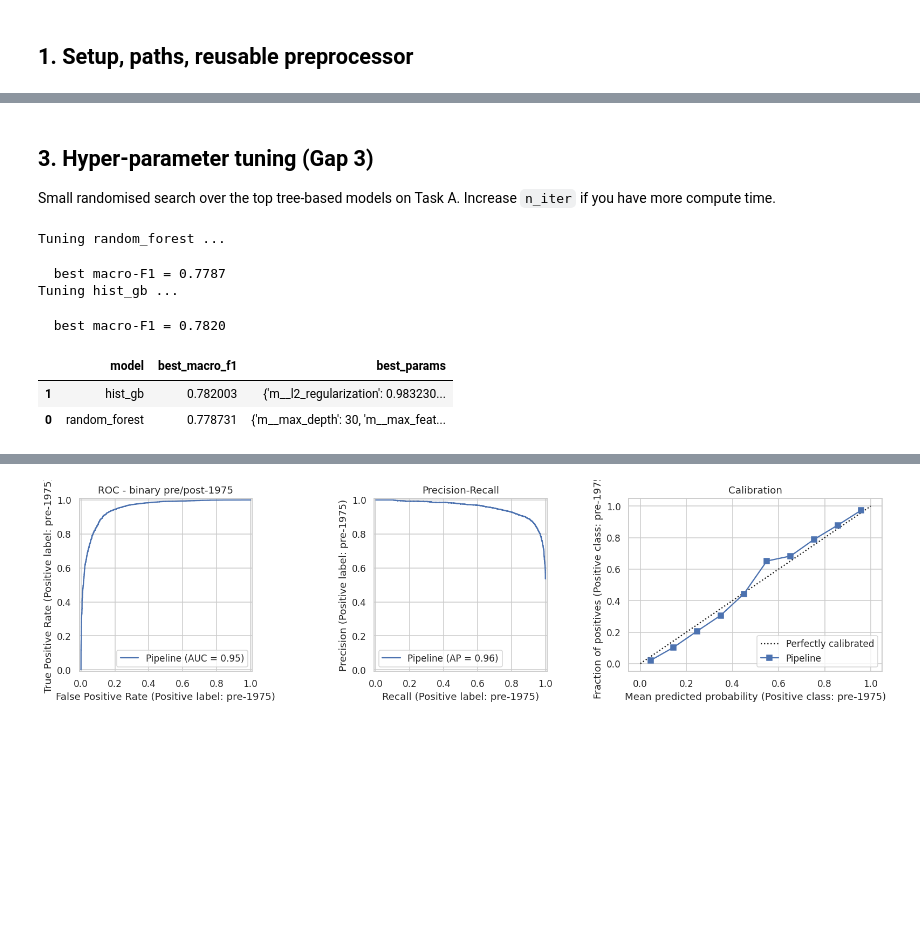
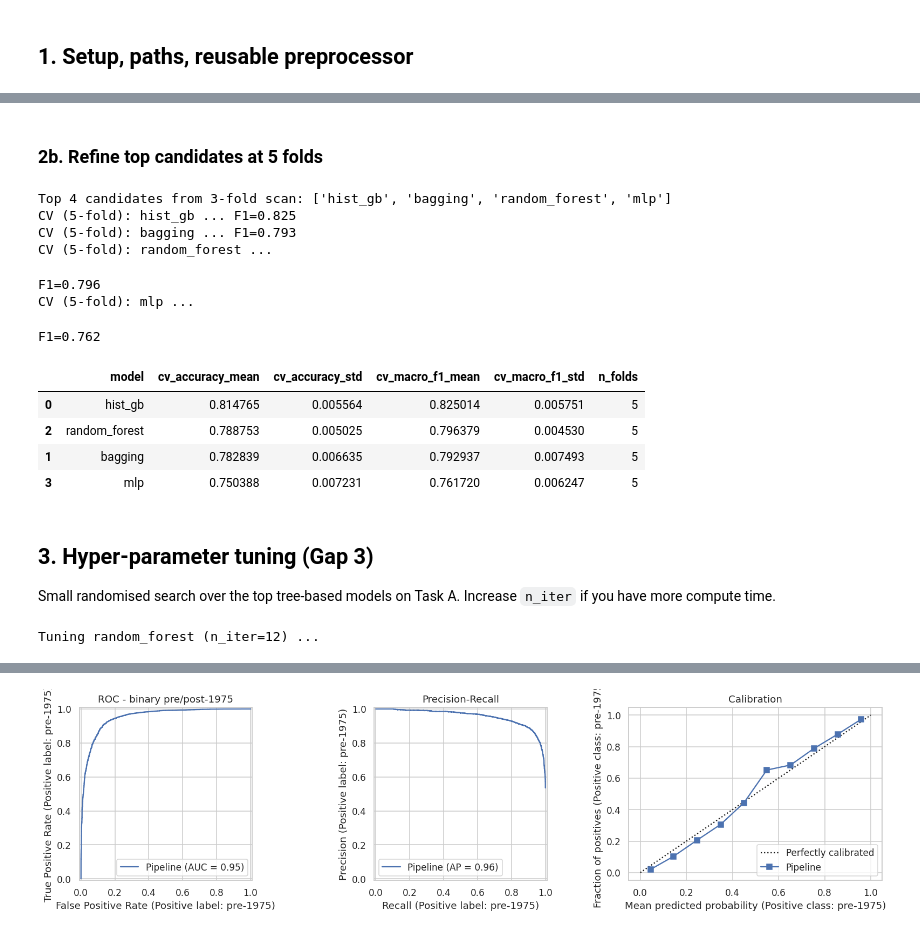
Before and after one commit to shounak9906/ML-project, a Jupyter notebook: notebooks/04_next_steps_code.ipynb, the cells around one changed output, grey strips where cells are left out. Drawn from its saved outputs; the diff is of its cells as text; code cells hidden in the pictures; blank space fills up the shorter version.

```diff
--- a/notebooks/04_next_steps_code.ipynb
+++ b/notebooks/04_next_steps_code.ipynb
@@ -274,40 +363,99 @@ done
+# %% [markdown]
+### 2b. Refine top candidates at 5 folds
+# %%
+# Refine: re-evaluate the top candidates from the 3-fold scan at 5 folds.
+# Use full-complexity hyperparameters this time (no trimming).
+TOP_N = 4
+top_models = [m for m in zoo_cv_era.head(TOP_N)["model"].tolist() if m != "dummy"]
+print(f"Top {len(top_models)} candidates from 3-fold scan: {top_models}")
+
+cv_refine = StratifiedKFold(n_splits=5, shuffle=True, random_state=RANDOM_STATE)
+rows_refined = []
+for name in top_models:
+    print(f"CV (5-fold): {name} ...", end=" ", flush=True)
+    p = clone(zoo[name])
+    s = cross_validate(p, X_train, y_era_train, cv=cv_refine,
+                       scoring=["accuracy", "f1_macro"], n_jobs=-1)
+    rows_refined.append({
+        "model": name,
+        "cv_accuracy_mean": s["test_accuracy"].mean(),
+        "cv_accuracy_std": s["test_accuracy"].std(),
+        "cv_macro_f1_mean": s["test_f1_macro"].mean(),
+        "cv_macro_f1_std": s["test_f1_macro"].std(),
+        "n_folds": 5,
+    })
+    print(f"F1={s['test_f1_macro'].mean():.3f}")
+
+zoo_cv_era_refined = pd.DataFrame(rows_refined).sort_values("cv_macro_f1_mean", ascending=False)
+zoo_cv_era_refined.to_csv(REPORTS_DIR / "zoo_cv_era_refined.csv", index=False)
+zoo_cv_era_refined
+# %% [output]
+Top 4 candidates from 3-fold scan: ['hist_gb', 'bagging', 'random_forest', 'mlp']
+CV (5-fold): hist_gb ... F1=0.825
+CV (5-fold): bagging ... F1=0.793
+CV (5-fold): random_forest ...
+F1=0.796
+CV (5-fold): mlp ...
+F1=0.762
+|  | model | cv_accuracy_mean | cv_accuracy_std | cv_macro_f1_mean | cv_macro_f1_std | n_folds |
+| 0 | hist_gb | 0.814765 | 0.005564 | 0.825014 | 0.005751 | 5 |
+| 2 | random_forest | 0.788753 | 0.005025 | 0.796379 | 0.004530 | 5 |
+| 1 | bagging | 0.782839 | 0.006635 | 0.792937 | 0.007493 | 5 |
+| 3 | mlp | 0.750388 | 0.007231 | 0.761720 | 0.006247 | 5 |
 # %% [markdown]
 ## 3. Hyper-parameter tuning (Gap 3)
 
 Small randomised search over the top tree-based models on Task A. Increase `n_iter` if you have more compute time.
 # %%
-from sklearn.model_selection import RandomizedSearchCV
+from sklearn.model_selection import RandomizedSearchCV, StratifiedKFold
 from scipy.stats import randint, uniform
+
+# Shared 5-fold stratified CV (used here and in sections 6 + 8)
+cv = StratifiedKFold(n_splits=5, shuffle=True, random_state=RANDOM_STATE)
+
+# 60 trials per model (was 12). With 5-fold CV that's 300 fits per model;
+# RandomizedSearchCV parallelises across folds and trials.
+N_ITER_TUNING = 12
 
 tuning_grids = {
     "random_forest": {
-        "m__n_estimators": randint(200, 600),
+        "m__n_estimators": randint(200, 700),
         "m__max_depth": [None, 10, 20, 30],
         "m__min_samples_leaf": randint(1, 10),
         "m__max_features": ["sqrt", 0.5, 0.8],
     },
     "hist_gb": {
-        "m__max_iter": randint(150, 500),
+        "m__max_iter": randint(150, 600),
         "m__learning_rate": uniform(0.02, 0.18),
         "m__max_depth": [None, 6, 8, 12],
         "m__l2_regularization": uniform(0.0, 1.0),
+        "m__max_leaf_nodes": randint(15, 80),
     },
 }
 if HAS_XGB:
     tuning_grids["xgboost"] = {
-        "m__n_estimators": randint(200, 700),
+        "m__n_estimators": randint(200, 800),
         "m__learning_rate": uniform(0.02, 0.18),
         "m__max_depth": randint(4, 10),
         "m__subsample": uniform(0.6, 0.4),
         "m__colsample_bytree": uniform(0.6, 0.4),
+    }
+if HAS_LGBM:
+    tuning_grids["lightgbm"] = {
+        "m__n_estimators": randint(200, 800),
+        "m__learning_rate": uniform(0.02, 0.18),
+        "m__num_leaves": randint(20, 100),
+        "m__max_depth": [-1, 6, 8, 12],
+        "m__min_child_samples": randint(10, 60),
+        "m__reg_lambda": uniform(0.0, 1.0),
     }
 
 zoo = make_model_zoo("classification")
 tuned = {}
 tuning_rows = []
 for name, grid in tuning_grids.items():
-    print(f"Tuning {name} ...")
-    rs = RandomizedSearchCV(zoo[name], grid, n_iter=12, cv=cv,
+    print(f"Tuning {name} (n_iter={N_ITER_TUNING}) ...")
+    rs = RandomizedSearchCV(zoo[name], grid, n_iter=N_ITER_TUNING, cv=cv,
                             scoring="f1_macro", n_jobs=-1, random_state=RANDOM_STATE)
     rs.fit(X_train, y_era_train)
     tuned[name] = rs.best_estimator_
@@ -318,11 +466,5 @@ tuning_df = pd.DataFrame(tuning_rows).sort_values("best_macro_f1", ascending=Fal
 tuning_df.to_csv(REPORTS_DIR / "tuning_results.csv", index=False)
 tuning_df
 # %% [output]
-Tuning random_forest ...
+Tuning random_forest (n_iter=12) ...
-  best macro-F1 = 0.7787
-Tuning hist_gb ...
-  best macro-F1 = 0.7820
-|  | model | best_macro_f1 | best_params |
-| 1 | hist_gb | 0.782003 | {'m__l2_regularization': 0.983230... |
-| 0 | random_forest | 0.778731 | {'m__max_depth': 30, 'm__max_feat... |
 # %% [markdown]
```
Also changed, not shown: parts of 26 cells of this notebook, 15 other files.
